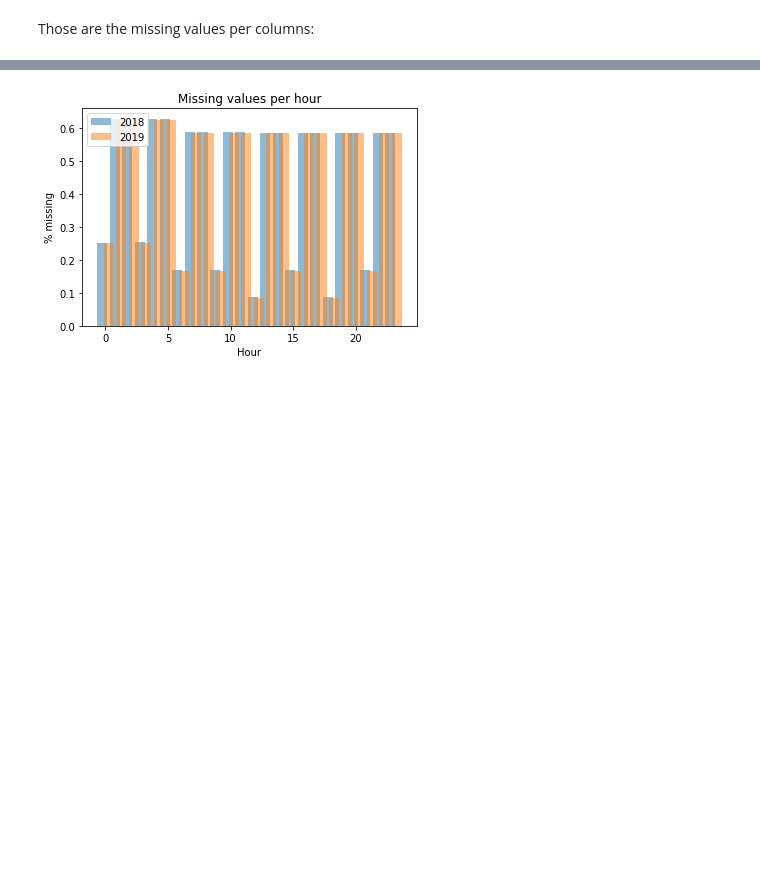
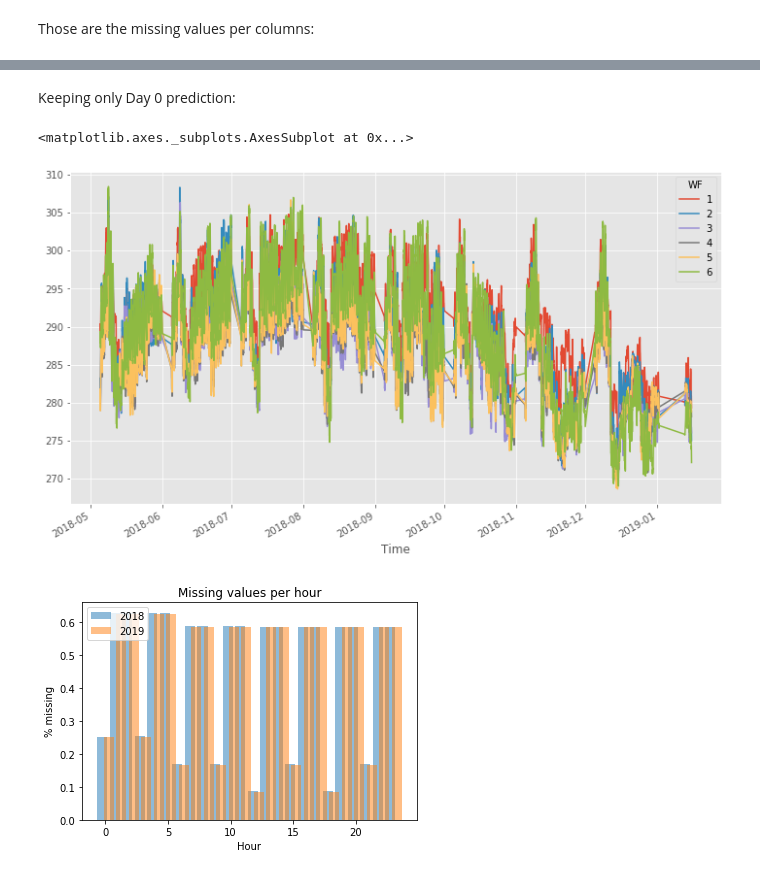
Before and after one commit to gaspardbb/astreos, a Jupyter notebook: exploring_the_data.ipynb, the cells around one changed output, grey strips where cells are left out. Cells and saved outputs as stored; diff of their text form; code cells hidden in the pictures; blank space fills up the shorter version.

```diff
--- a/exploring_the_data.ipynb
+++ b/exploring_the_data.ipynb
@@ -251,3 +227,10 @@ The end of the temperature is wrong; there must be more missing values at the ho
+# %% [markdown]
+Keeping only Day 0 prediction:
+# %%
+df.xs(('T', 0), level=('var', 'D'), axis=1).groupby('WF', axis=1).mean().plot()
+# %% [output]
+<matplotlib.axes._subplots.AxesSubplot at 0x...>
+[figure, added]
 # %%
 def hourly_missing(dataframe):
     return dataframe.isna().mean(axis=1).groupby(dataframe.index.hour).mean()
```
Also changed, not shown: parts of 23 cells of this notebook, 1 other file.
